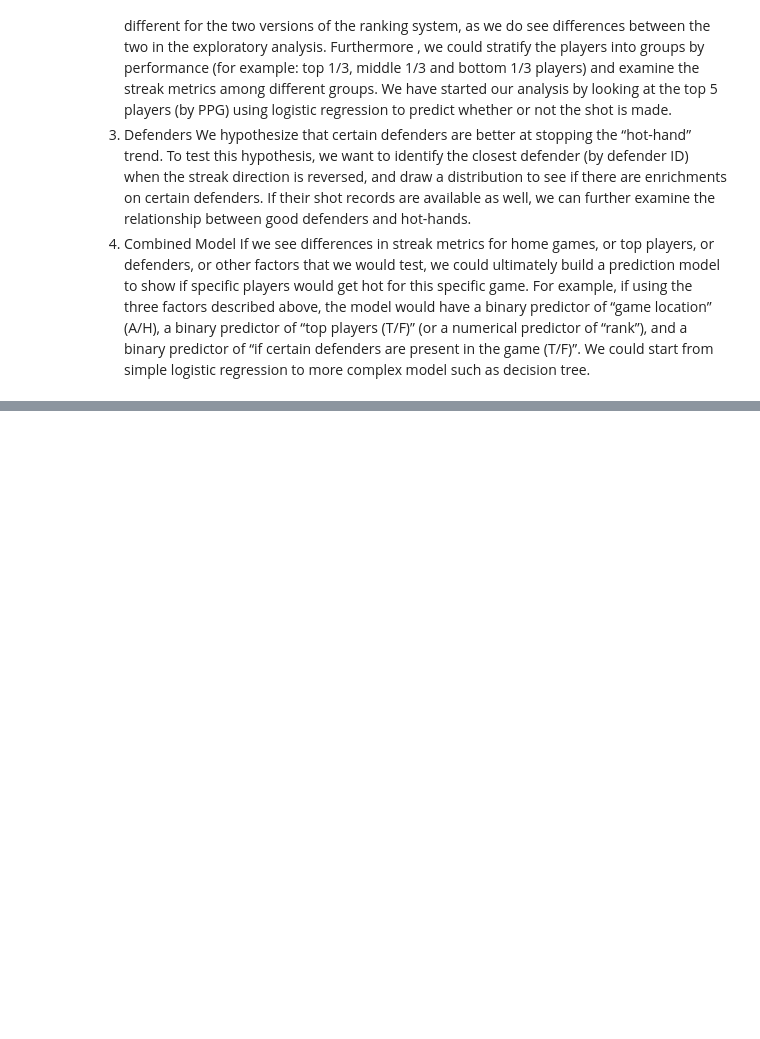
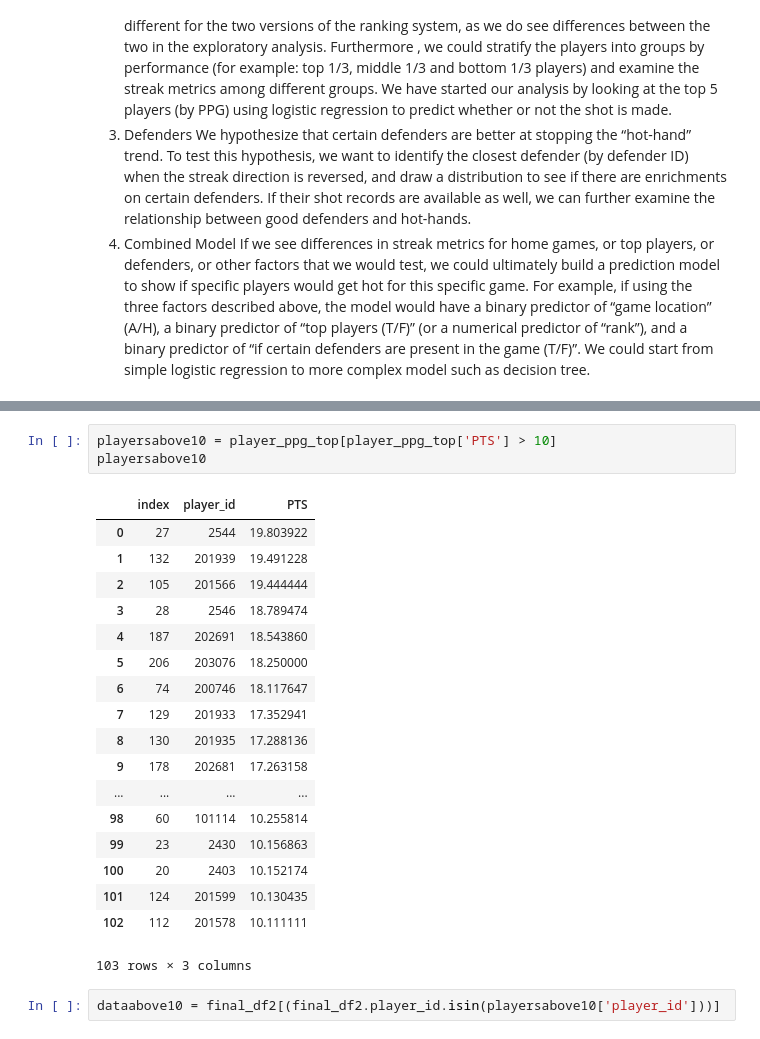
Before and after one commit to liangzecai/CS109a-Identify-HotHand, a Jupyter notebook: Final_Milestone4_Streakedited.ipynb, the cells around one changed output, grey strips where cells are left out. Drawn from its saved outputs; the diff is of its cells as text; blank space fills up the shorter version.

```diff
--- a/Final_Milestone4_Streakedited.ipynb
+++ b/Final_Milestone4_Streakedited.ipynb
@@ -1188,0 +1277,24 @@ If we see differences in streak metrics for home games, or top players, or defen
+# %%
+playersabove10 = player_ppg_top[player_ppg_top['PTS'] > 10]
+playersabove10
+# %% [output]
+|  | index | player_id | PTS |
+| 0 | 27 | 2544 | 19.803922 |
+| 1 | 132 | 201939 | 19.491228 |
+| 2 | 105 | 201566 | 19.444444 |
+| 3 | 28 | 2546 | 18.789474 |
+| 4 | 187 | 202691 | 18.543860 |
+| 5 | 206 | 203076 | 18.250000 |
+| 6 | 74 | 200746 | 18.117647 |
+| 7 | 129 | 201933 | 17.352941 |
+| 8 | 130 | 201935 | 17.288136 |
+| 9 | 178 | 202681 | 17.263158 |
+| ... | ... | ... | ... |
+| 98 | 60 | 101114 | 10.255814 |
+| 99 | 23 | 2430 | 10.156863 |
+| 100 | 20 | 2403 | 10.152174 |
+| 101 | 124 | 201599 | 10.130435 |
+| 102 | 112 | 201578 | 10.111111 |
+103 rows × 3 columns
+# %%
+dataabove10 = final_df2[(final_df2.player_id.isin(playersabove10['player_id']))]
```
Also changed, not shown: parts of 18 cells of this notebook.
